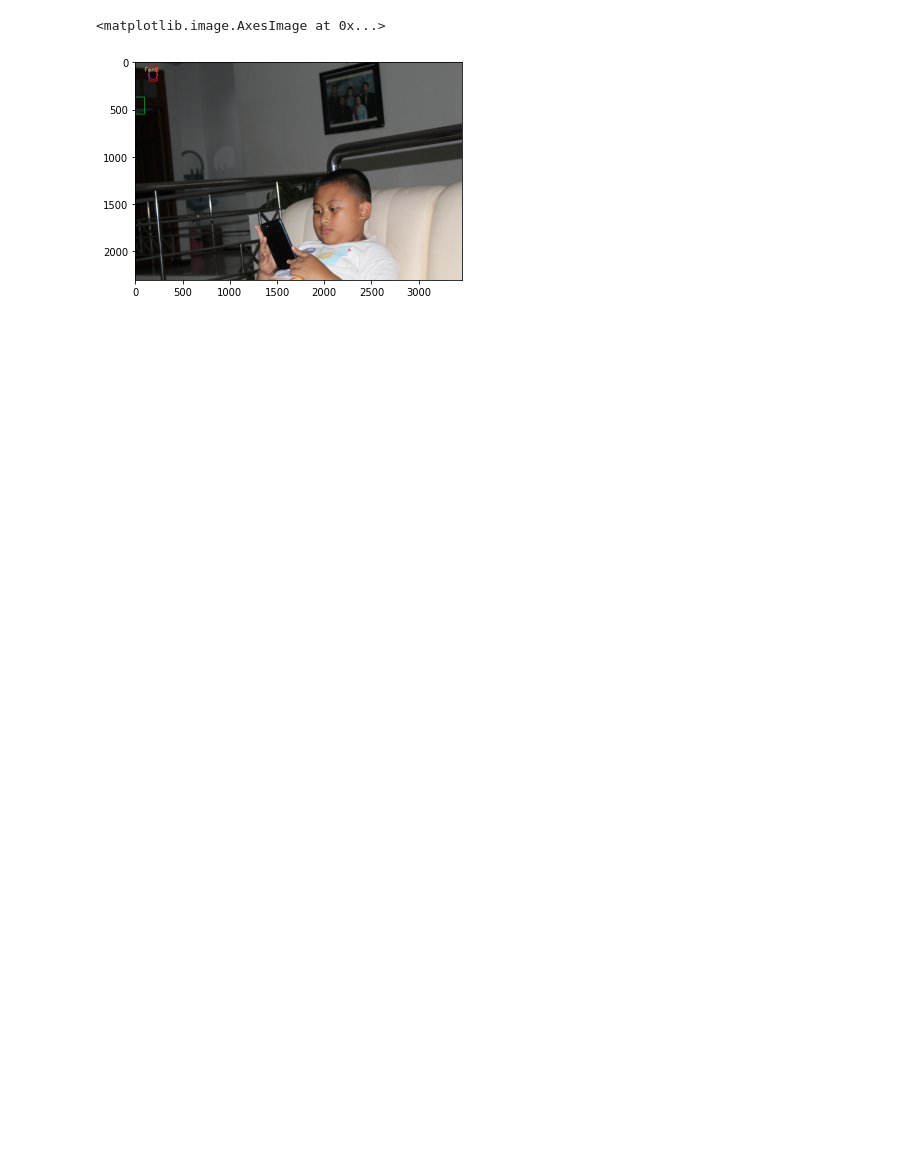
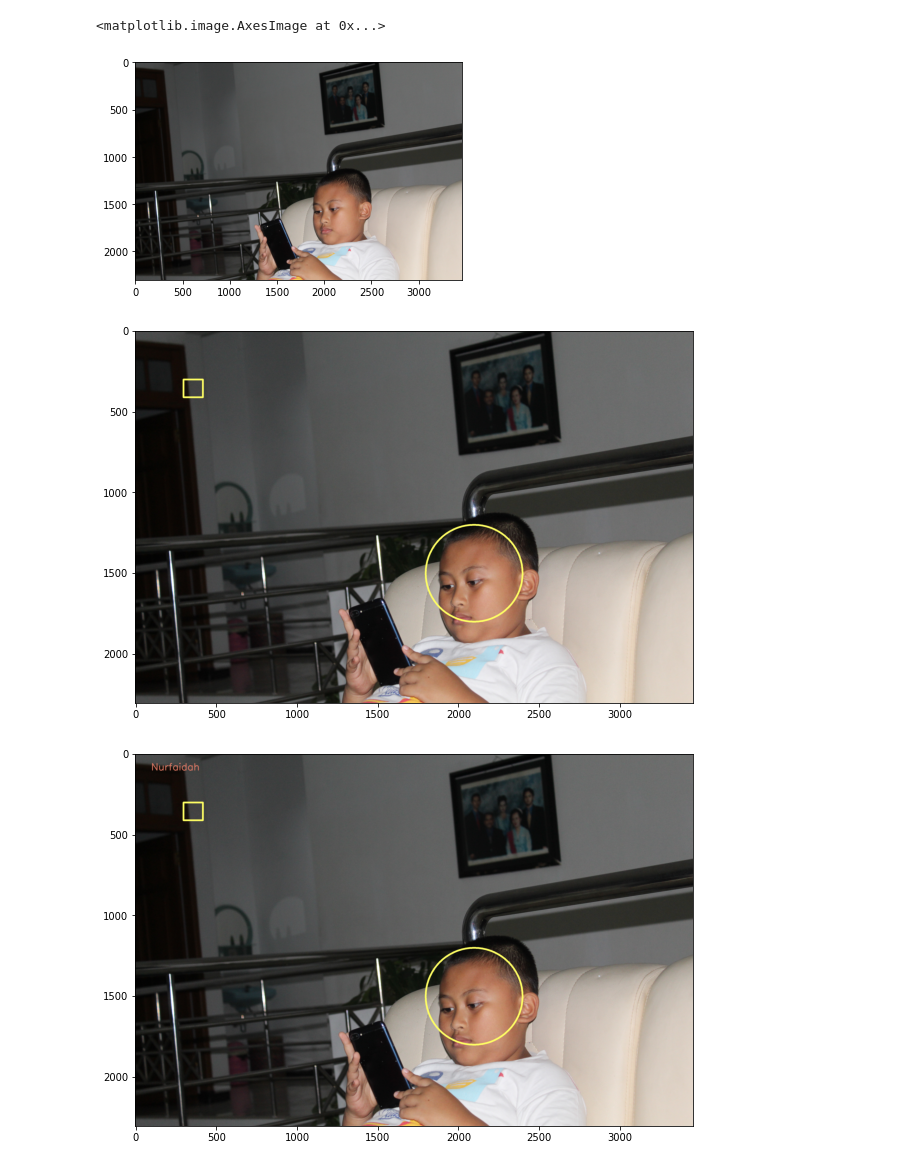
Before and after one commit to Nurfaidah636/PCVK_Genap_2021, a Jupyter notebook: Week2.ipynb, the cells around one changed output. Saved outputs shown, nothing was run; the diff lists cells and outputs as text; code cells hidden in the pictures; blank space fills up the shorter version.

```diff
--- a/Week2.ipynb
+++ b/Week2.ipynb
@@ -99,25 +99,32 @@ Drive already mounted at /content/drive; to attempt to forcibly remount, call dr
 # %%
 import cv2 as cv
 from google.colab.patches import cv2_imshow
 from skimage import io
 import matplotlib.pyplot as plt
 import numpy as np
 img = cv.imread('/content/drive/MyDrive/fotoku/IMG_6522.JPG')
 img = cv.cvtColor(img,cv.COLOR_BGR2RGB)
 plt.imshow(img)
 
-cv.rectangle(img,pt1=(230,40),pt2=(150,200),color=(255,0,0),thickness=8)
-plt.imshow(img)
-cv.circle(img,center=(190,135),radius=48,color=(150,100,225),thickness=3)
-plt.imshow(img)
-cv.rectangle(img,pt1=(5,370),pt2=(100,550),color=(0,255,100),thickness=3)
-plt.imshow(img)
-cv.rectangle(img,pt1=(5,370),pt2=(100,550),color=(0,255,100),thickness=3)
-plt.imshow(img)
+figure = plt.figure(figsize=(10,10))
+ax1 = figure.add_subplot(111)
+shape = cv.rectangle(img, pt1=(300,300), pt2=(420,410), color=(255,255,100), thickness=10)
+shape = cv.circle(img, center=(2100,1500), radius=300, color=(255,255,100), thickness=10)
+ax1.imshow(shape)
+
+number8 = cv.cvtColor(img, cv.COLOR_BGR2RGB)
+figure1 = plt.figure(figsize=(10,10))
+ax2 = figure1.add_subplot(111)
+num8 = cv.rectangle(number8, pt1=(0,650), pt2=(100,719), color=(255,255,255), thickness=5)
+ax2.imshow(num8)
+
+
 
 font = cv.FONT_HERSHEY_SIMPLEX
-cv.putText(img,text='Fenti',org=(100,100),fontFace=font,fontScale=2,color=(225,225,100),thickness=3,lineType=cv.LINE_AA)
+cv.putText(img,text='Nurfaidah',org=(100,100),fontFace=font,fontScale=2,color=(222,120,100),thickness=3,lineType=cv.LINE_AA)
 plt.imshow(img)
 # %% [output]
 <matplotlib.image.AxesImage at 0x...>
-[figure, old version]
+[figure, new version]
+[figure, added]
+[figure, added]
```
Also changed, not shown: parts of 1 cell of this notebook.
